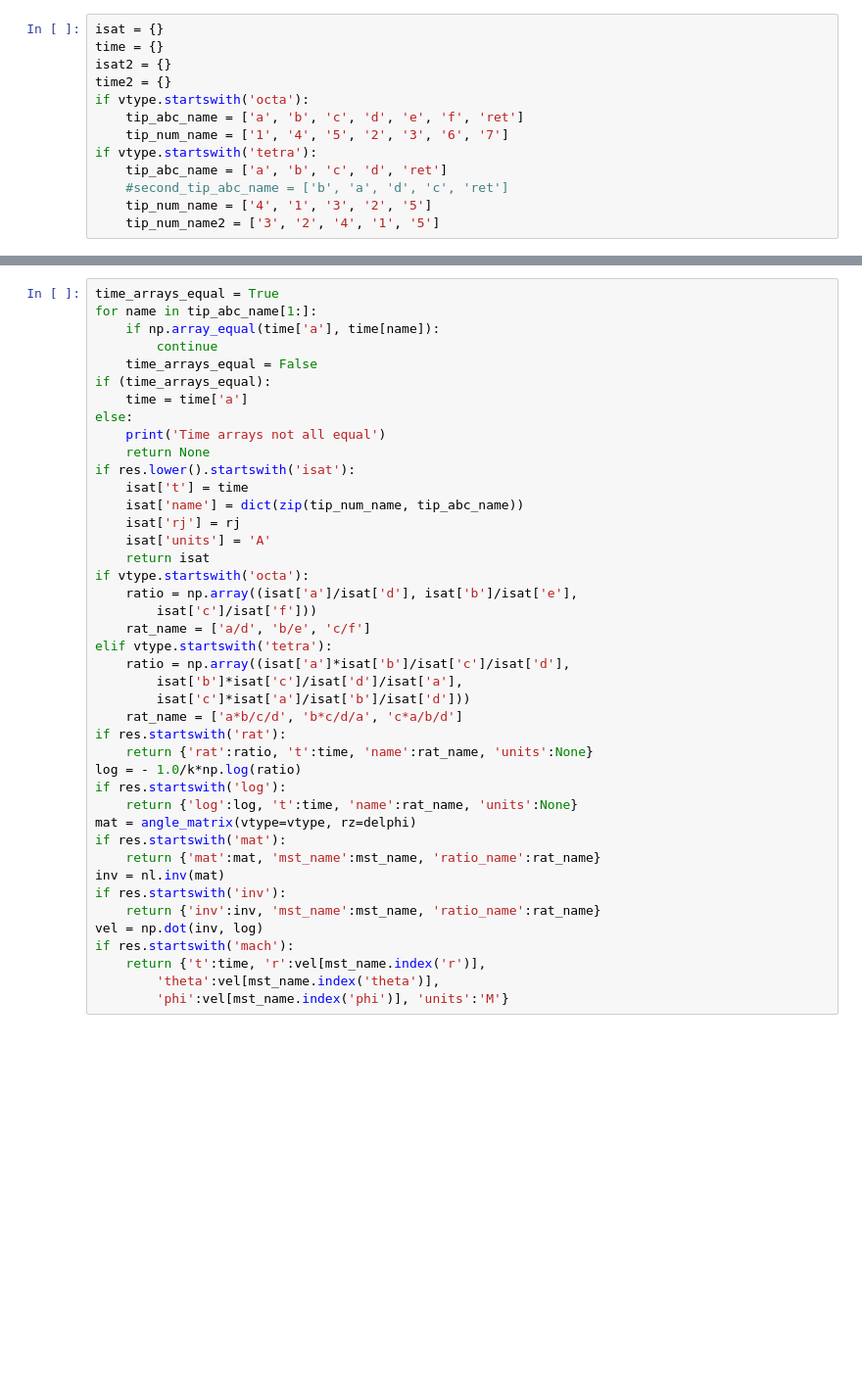
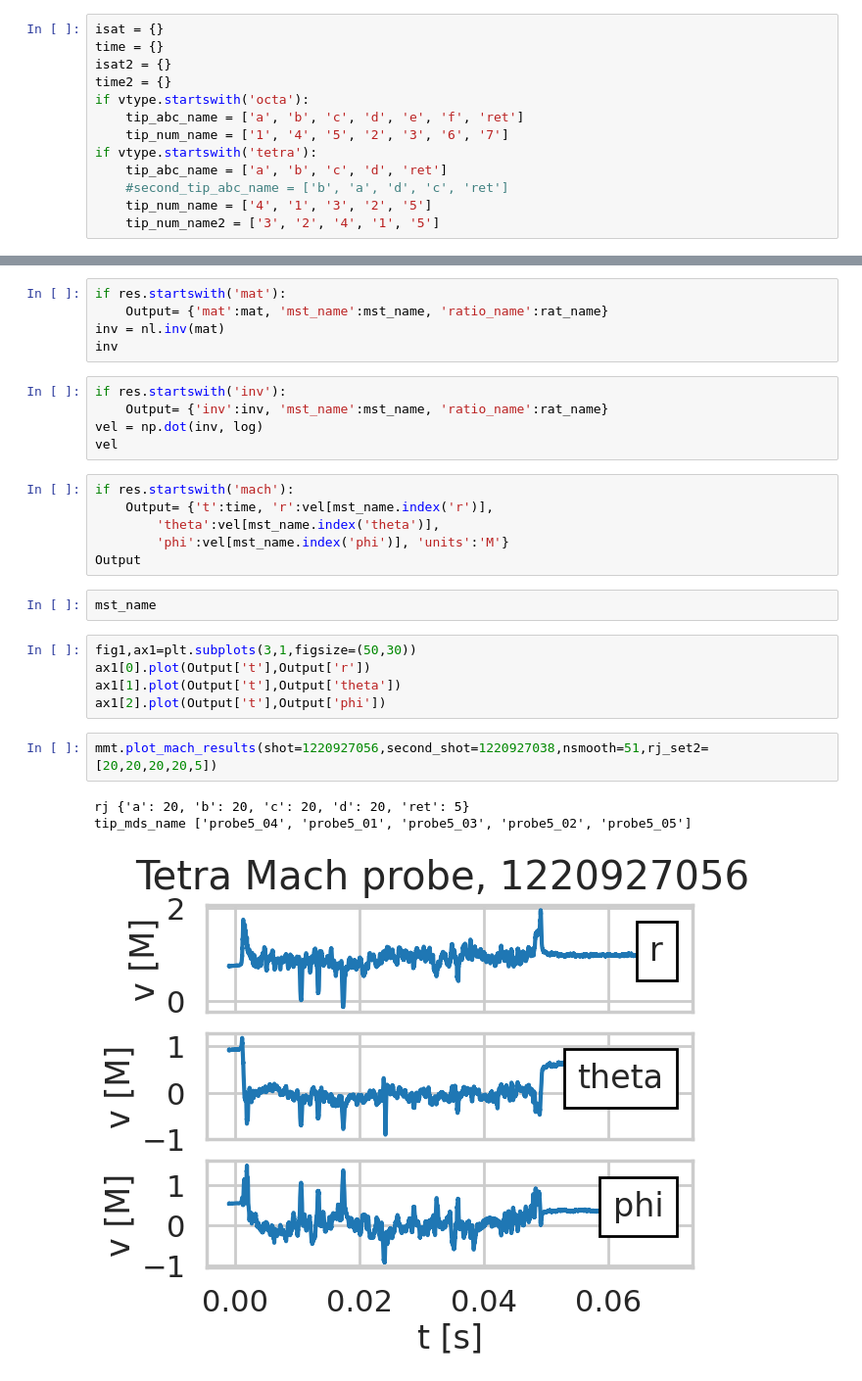
Before and after one commit to jensv/canonical_vorticity_probe, a Jupyter notebook: Full_Tetra/plot_0_180_isats_Mach_test.ipynb, the cells around one changed output, grey strips where cells are left out. Shown: that part at 98% size. Saved outputs shown, nothing was run; the diff lists cells and outputs as text; blank space fills up the shorter version.

Commit message:
Completed test of mach results workflow

```diff
--- a/Full_Tetra/plot_0_180_isats_Mach_test.ipynb
+++ b/Full_Tetra/plot_0_180_isats_Mach_test.ipynb
@@ -169,42 +199,29 @@ for i in range(len(tip_abc_name)):
+# %%
+if res.startswith('mat'):
+    Output= {'mat':mat, 'mst_name':mst_name, 'ratio_name':rat_name}
+inv = nl.inv(mat)
+inv
+# %%
+if res.startswith('inv'):
+    Output= {'inv':inv, 'mst_name':mst_name, 'ratio_name':rat_name}
+vel = np.dot(inv, log)
+vel
 # %%
-time_arrays_equal = True
-for name in tip_abc_name[1:]:
-    if np.array_equal(time['a'], time[name]):
-        continue
-    time_arrays_equal = False
-if (time_arrays_equal):
-    time = time['a']
-else:
-    print('Time arrays not all equal')
-    return None
-if res.lower().startswith('isat'):
-    isat['t'] = time
-    isat['name'] = dict(zip(tip_num_name, tip_abc_name))
-    isat['rj'] = rj
-    isat['units'] = 'A'
-    return isat
-if vtype.startswith('octa'):
-    ratio = np.array((isat['a']/isat['d'], isat['b']/isat['e'],
-        isat['c']/isat['f']))
-    rat_name = ['a/d', 'b/e', 'c/f']
-elif vtype.startswith('tetra'):
-    ratio = np.array((isat['a']*isat['b']/isat['c']/isat['d'],
-        isat['b']*isat['c']/isat['d']/isat['a'],
-        isat['c']*isat['a']/isat['b']/isat['d']))
-    rat_name = ['a*b/c/d', 'b*c/d/a', 'c*a/b/d']
-if res.startswith('rat'):
-    return {'rat':ratio, 't':time, 'name':rat_name, 'units':None}
-log = - 1.0/k*np.log(ratio)
-if res.startswith('log'):
-    return {'log':log, 't':time, 'name':rat_name, 'units':None}
-mat = angle_matrix(vtype=vtype, rz=delphi)
-if res.startswith('mat'):
-    return {'mat':mat, 'mst_name':mst_name, 'ratio_name':rat_name}
-inv = nl.inv(mat)
-if res.startswith('inv'):
-    return {'inv':inv, 'mst_name':mst_name, 'ratio_name':rat_name}
-vel = np.dot(inv, log)
 if res.startswith('mach'):
-    return {'t':time, 'r':vel[mst_name.index('r')],
+    Output= {'t':time, 'r':vel[mst_name.index('r')],
         'theta':vel[mst_name.index('theta')],
         'phi':vel[mst_name.index('phi')], 'units':'M'}
+Output
+# %%
+mst_name
+# %%
+fig1,ax1=plt.subplots(3,1,figsize=(50,30))
+ax1[0].plot(Output['t'],Output['r'])
+ax1[1].plot(Output['t'],Output['theta'])
+ax1[2].plot(Output['t'],Output['phi'])
+# %%
+mmt.plot_mach_results(shot=1220927056,second_shot=1220927038,nsmooth=51,rj_set2=[20,20,20,20,5])
+# %% [output]
+rj {'a': 20, 'b': 20, 'c': 20, 'd': 20, 'ret': 5}
+tip_mds_name ['probe5_04', 'probe5_01', 'probe5_03', 'probe5_02', 'probe5_05']
+[figure, added]
```
Also changed, not shown: parts of 19 cells of this notebook, 1 other file.
